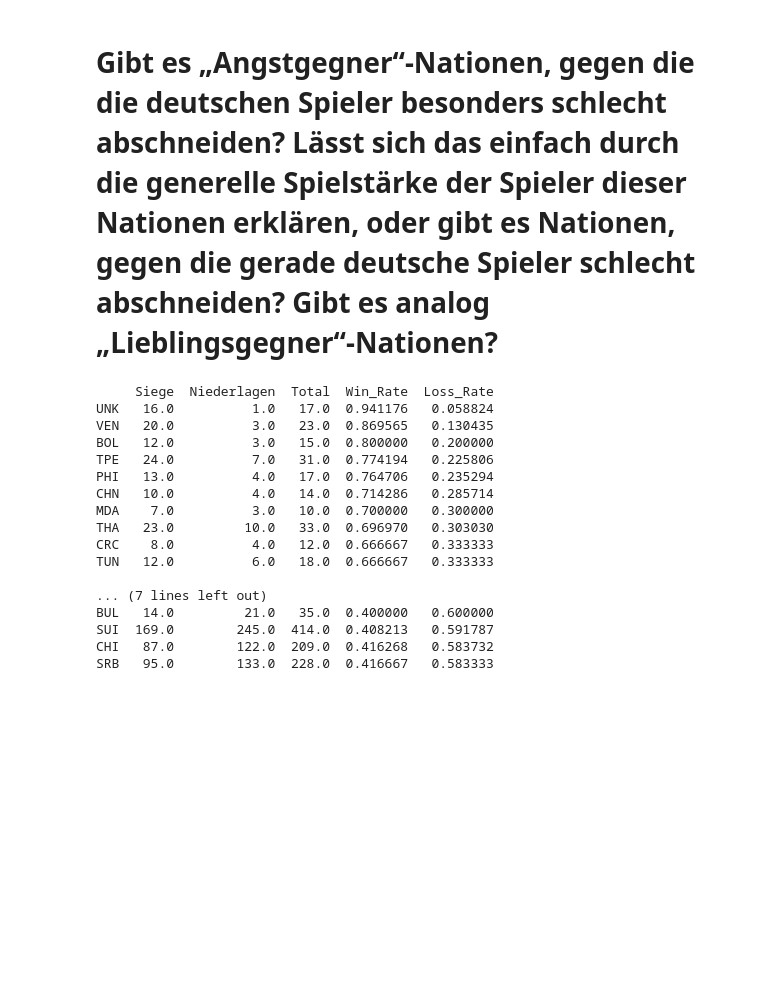
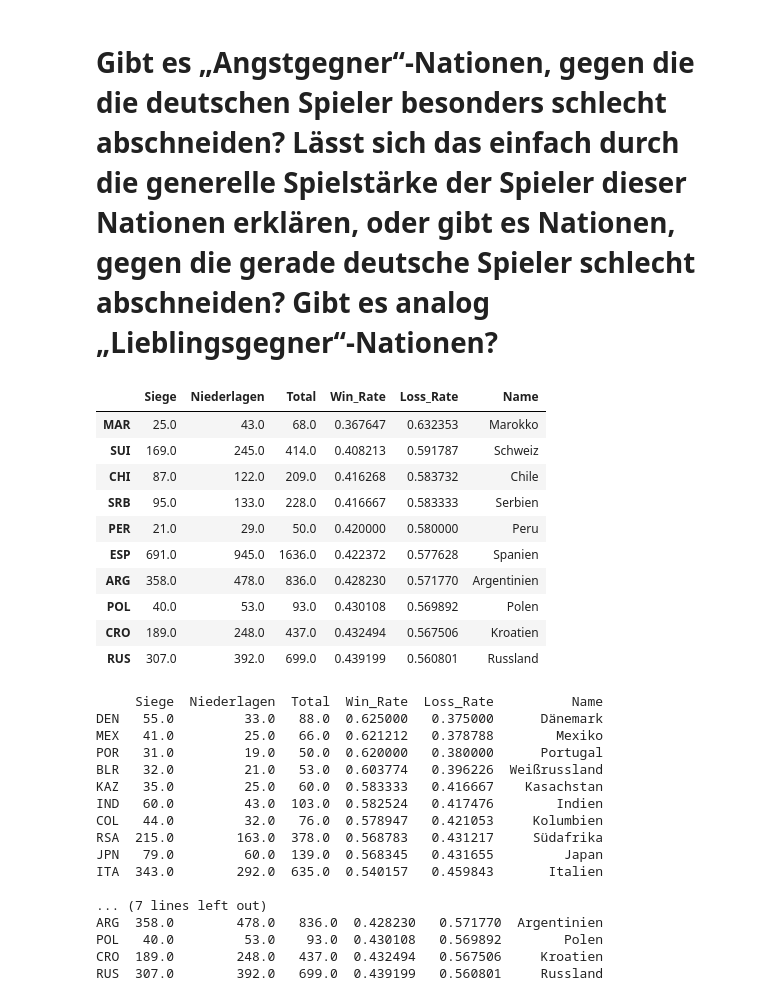
Before and after one commit to Wladi-S/BI1-TennisDataInsights, a Jupyter notebook: notebooks/Hypothese1.ipynb, the cells around one changed output. Cells and saved outputs as stored; diff of their text form; code cells hidden in the pictures; blank space fills up the shorter version.

```diff
--- a/notebooks/Hypothese1.ipynb
+++ b/notebooks/Hypothese1.ipynb
@@ -6,6 +7,14 @@ import plotly.express as px
 # %%
 matches = pd.read_csv('../data/raw/atp_matches_till_2022.csv')
 players = pd.read_csv('../data/raw/atp_players_till_2022.csv')
+# %%
+with open('../data/processed/länder.json', 'r') as f:
+    data = json.load(f)
+
+codes = list(data.keys())
+names = list(data.values())
+
+länder = pd.DataFrame({'Code': codes, 'Name': names})
 # %%
 german_ioc_code = "GER"
 german_winner_matches = matches[matches["winner_ioc"] == german_ioc_code]
@@ -19,31 +28,49 @@ performance = pd.DataFrame({"Siege": siege, "Niederlagen": niederlagen}).fillna(
 performance["Total"] = performance.sum(axis=1)
 performance["Win_Rate"] = performance["Siege"] / performance["Total"]
 performance["Loss_Rate"] = performance["Niederlagen"] / performance["Total"]
-performance = performance[performance["Total"] >= 10].sort_values(by="Win_Rate", ascending=False)
+
+Grenze = 50
+
+performance = performance[performance["Total"] >= Grenze].sort_values(by="Win_Rate", ascending=False)
+performance = pd.concat([performance, länder.set_index('Code')], axis=1, join='inner')
 
 top = 10
 top_favoriten = performance.head(top)
 top_rivalen = performance.tail(top)
+# %%
+performance.sort_values(by="Win_Rate", ascending=True).head(10)
+# %% [output]
+|  | Siege | Niederlagen | Total | Win_Rate | Loss_Rate | Name |
+| MAR | 25.0 | 43.0 | 68.0 | 0.367647 | 0.632353 | Marokko |
+| SUI | 169.0 | 245.0 | 414.0 | 0.408213 | 0.591787 | Schweiz |
+| CHI | 87.0 | 122.0 | 209.0 | 0.416268 | 0.583732 | Chile |
+| SRB | 95.0 | 133.0 | 228.0 | 0.416667 | 0.583333 | Serbien |
+| PER | 21.0 | 29.0 | 50.0 | 0.420000 | 0.580000 | Peru |
+| ESP | 691.0 | 945.0 | 1636.0 | 0.422372 | 0.577628 | Spanien |
+| ARG | 358.0 | 478.0 | 836.0 | 0.428230 | 0.571770 | Argentinien |
+| POL | 40.0 | 53.0 | 93.0 | 0.430108 | 0.569892 | Polen |
+| CRO | 189.0 | 248.0 | 437.0 | 0.432494 | 0.567506 | Kroatien |
+| RUS | 307.0 | 392.0 | 699.0 | 0.439199 | 0.560801 | Russland |
 # %%
 print(top_favoriten)
 print()
 print(top_rivalen.sort_values(by="Loss_Rate",ascending=False))
 # %% [output]
-     Siege  Niederlagen  Total  Win_Rate  Loss_Rate
-UNK   16.0          1.0   17.0  0.941176   0.058824
-VEN   20.0          3.0   23.0  0.869565   0.130435
-BOL   12.0          3.0   15.0  0.800000   0.200000
-TPE   24.0          7.0   31.0  0.774194   0.225806
-PHI   13.0          4.0   17.0  0.764706   0.235294
-CHN   10.0          4.0   14.0  0.714286   0.285714
-MDA    7.0          3.0   10.0  0.700000   0.300000
-THA   23.0         10.0   33.0  0.696970   0.303030
-CRC    8.0          4.0   12.0  0.666667   0.333333
-TUN   12.0          6.0   18.0  0.666667   0.333333
+     Siege  Niederlagen  Total  Win_Rate  Loss_Rate          Name
+DEN   55.0         33.0   88.0  0.625000   0.375000      Dänemark
+MEX   41.0         25.0   66.0  0.621212   0.378788        Mexiko
+POR   31.0         19.0   50.0  0.620000   0.380000      Portugal
+BLR   32.0         21.0   53.0  0.603774   0.396226  Weißrussland
+KAZ   35.0         25.0   60.0  0.583333   0.416667    Kasachstan
+IND   60.0         43.0  103.0  0.582524   0.417476        Indien
+COL   44.0         32.0   76.0  0.578947   0.421053     Kolumbien
+RSA  215.0        163.0  378.0  0.568783   0.431217     Südafrika
+JPN   79.0         60.0  139.0  0.568345   0.431655         Japan
+ITA  343.0        292.0  635.0  0.540157   0.459843       Italien
 
 ... (7 lines left out)
-BUL   14.0         21.0   35.0  0.400000   0.600000
-SUI  169.0        245.0  414.0  0.408213   0.591787
-CHI   87.0        122.0  209.0  0.416268   0.583732
-SRB   95.0        133.0  228.0  0.416667   0.583333
+ARG  358.0        478.0   836.0  0.428230   0.571770  Argentinien
+POL   40.0         53.0    93.0  0.430108   0.569892        Polen
+CRO  189.0        248.0   437.0  0.432494   0.567506     Kroatien
+RUS  307.0        392.0   699.0  0.439199   0.560801     Russland
 # %%
```
Also changed, not shown: parts of 3 cells of this notebook, 3 other files.
